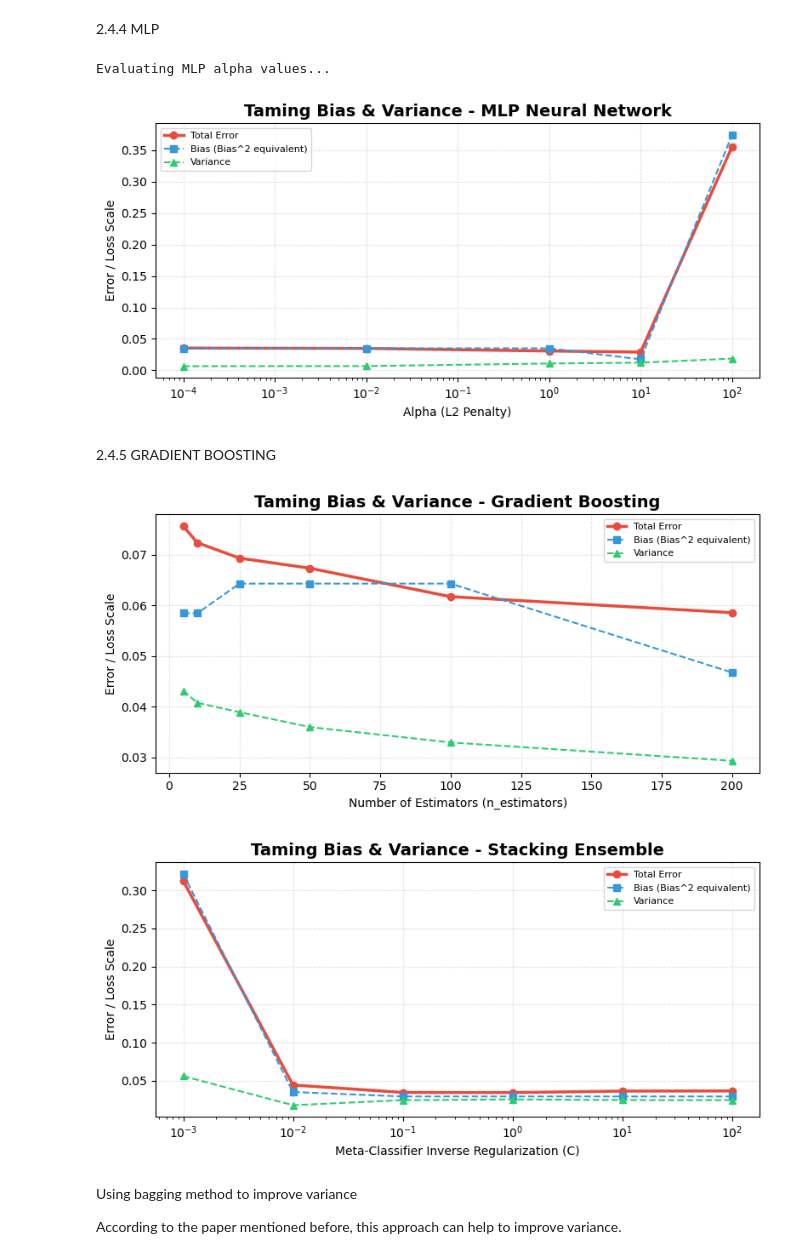
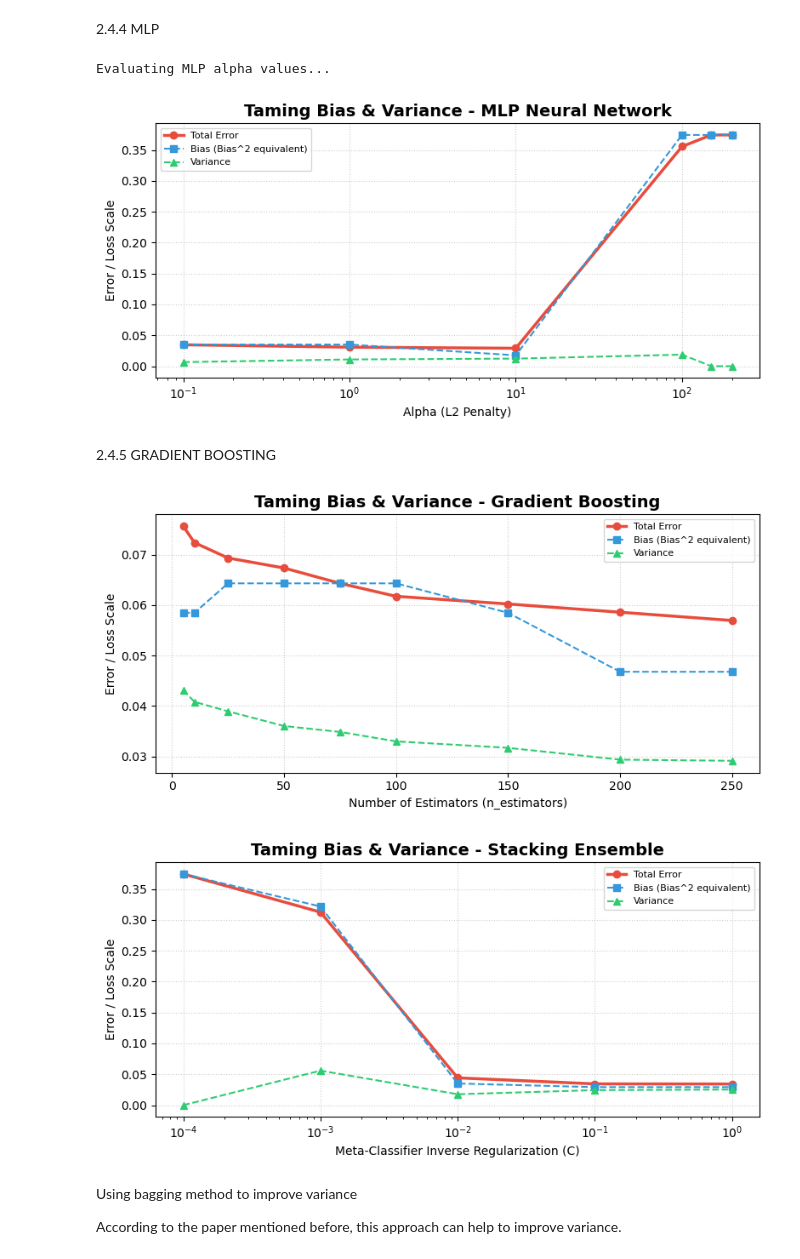
Before and after one commit to Mathis1311/Machine-Learning-project, a Jupyter notebook: project copy.ipynb, the cells around one changed output. Saved outputs shown, nothing was run; the diff lists cells and outputs as text; code cells hidden in the pictures.

Commit message:
changes on the graphs axis

```diff
--- a/project copy.ipynb
+++ b/project copy.ipynb
@@ -458,7 +420,7 @@ def tame_mlp(X_train, X_test, y_train, y_test):
     Evaluates a Multi-Layer Perceptron by varying the L2 regularization parameter 'alpha'.
     """
     # Test alpha values on a logarithmic scale (from almost no penalty to massive penalty)
-    alpha_values = [0.0001, 0.01, 1.0, 10.0, 100.0]
+    alpha_values = [0.1, 1.0, 10.0, 100.0, 150, 200]
     total_errors, biases, variances = [], [], []
 
     print("Evaluating MLP alpha values...")
@@ -478,7 +440,7 @@ def tame_mlp(X_train, X_test, y_train, y_test):
 tame_mlp(X_train, X_test, y_train, y_test)
 # %% [output]
 Evaluating MLP alpha values...
-[figure, old version]
+[figure, new version]
 # %% [markdown]
 2.4.5 GRADIENT BOOSTING
 # %%
@@ -494,7 +456,7 @@ from sklearn.linear_model import LogisticRegression
 # =========================================================================
 def evaluate_boosting_curve(X_train, X_test, y_train, y_test):
     # Valores de árvores que queremos testar (de muito simples a complexo)
-    n_estimators_values = [5, 10, 25, 50, 100, 200]
+    n_estimators_values = [5, 10, 25, 50,75, 100,150, 200, 250]
 
     total_errors = []
     biases = []
@@ -525,7 +487,7 @@ def evaluate_boosting_curve(X_train, X_test, y_train, y_test):
 
 evaluate_boosting_curve(X_train, X_test, y_train, y_test)
 # %% [output]
-[figure, old version]
+[figure, new version]
 # %%
 import numpy as np
 import matplotlib.pyplot as plt
@@ -540,7 +502,7 @@ def evaluate_stacking_curve(X_train, X_test, y_train, y_test):
     # Valores de C para a Regressão Logística final (Escala Logarítmica)
     # C pequeno = Muita regularização (Simplifica o Stacking)
     # C grande = Nenhuma regularização (Complexifica o Stacking)
-    c_values = [0.001, 0.01, 0.1, 1.0, 10.0, 100.0]
+    c_values = [0.0001, 0.001, 0.01, 0.1, 1.0]
 
     total_errors = []
     biases = []
@@ -553,34 +515,34 @@ def evaluate_stacking_curve(X_train, X_test, y_train, y_test):
     ]
 
     for c in c_values:
         # Variamos o C no final_estimator
         model = StackingClassifier(
             estimators=base_estimators,
             final_estimator=LogisticRegression(C=c, max_iter=1000, random_state=42),
             cv=3
         )
 
         total_error, bias, variance = bias_variance_decomposition(
             model, X_train, X_test, y_train, y_test, n_bootstraps=30, show=0
         )
 
         total_errors.append(total_error)
         biases.append(bias)
         variances.append(variance)
 
     # Chama a tua função de plot original (ativando log_scale=True para o parâmetro C)
     plot_taming_curves(
         param_values=c_values,
         total_errors=total_errors,
         biases=biases,
         variances=variances,
         param_name="Meta-Classifier Inverse Regularization (C)",
         model_name="Stacking Ensemble",
         log_scale=True
     )
 evaluate_stacking_curve(X_train, X_test, y_train, y_test)
 # %% [output]
-[figure, old version]
+[figure, new version]
 # %% [markdown]
 Using bagging method to improve variance
 
```
Also changed, not shown: parts of 5 cells of this notebook.
